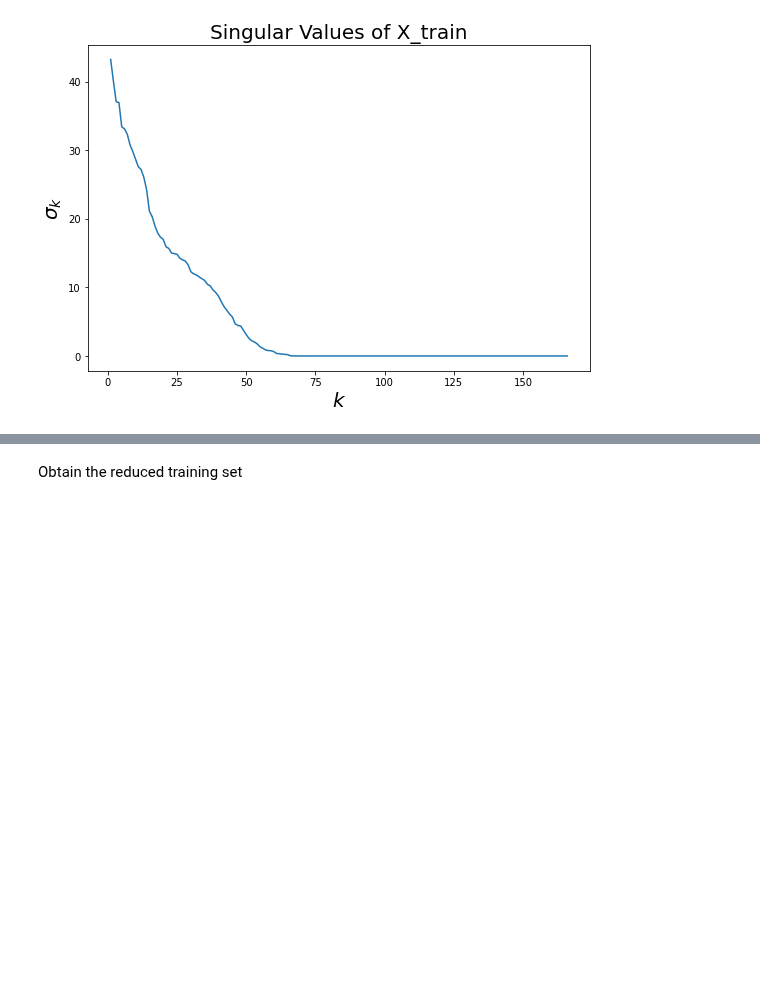
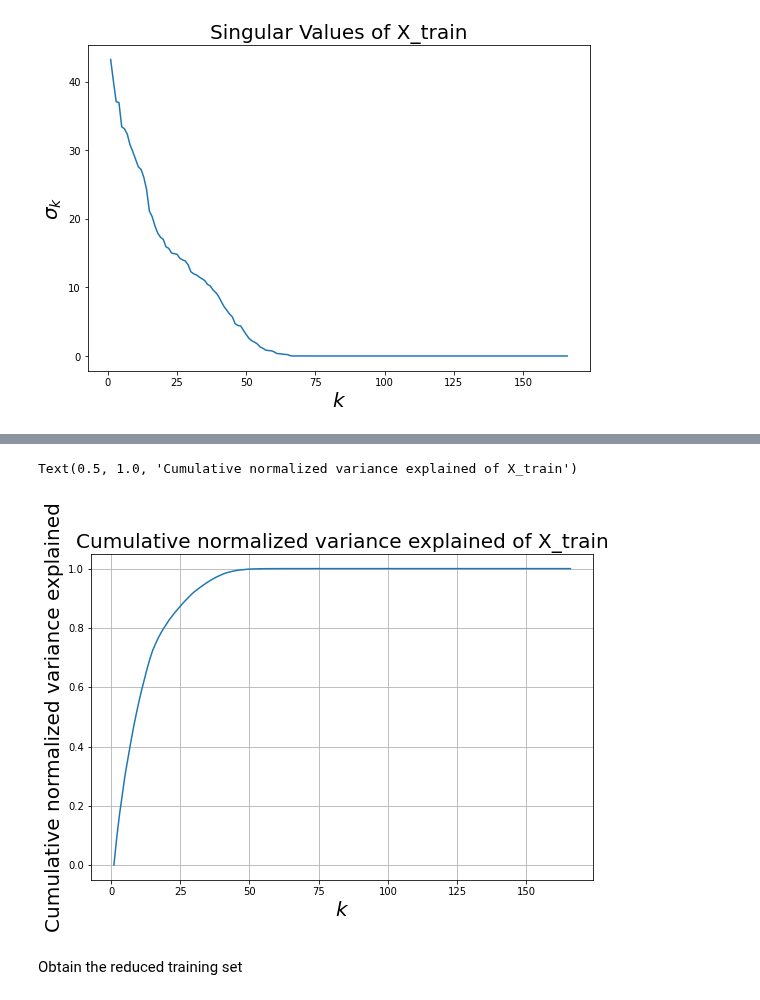
Before and after one commit to andreaaraldo/machine-learning-for-networks, a Jupyter notebook: 07.dimensionality-reduction/b.svd-and-regression.ipynb, the cells around one changed output, grey strips where cells are left out. Cells and saved outputs as stored; diff of their text form; code cells hidden in the pictures; blank space fills up the shorter version.

```diff
--- a/07.dimensionality-reduction/b.svd-and-regression.ipynb
+++ b/07.dimensionality-reduction/b.svd-and-regression.ipynb
@@ -194,3 +205,15 @@ Text(0.5, 1.0, 'Singular Values of X_train')
+# %%
+cumul = [ sum(s_squared[0:i]/total_variance) for i in range(len(s))]
+
+fig = plt.figure(figsize=(9,6))
+plt.plot(range(1,1+len(cumul)),cumul)
+plt.xlabel(r'$k$',size=20)
+plt.ylabel(r'Cumulative normalized variance explained',size=20)
+plt.grid(b=True)
+plt.title(r'Cumulative normalized variance explained of X_train',size=20)
+# %% [output]
+Text(0.5, 1.0, 'Cumulative normalized variance explained of X_train')
+[figure, added]
 # %% [markdown]
 Obtain the reduced training set
 # %%
```
Also changed, not shown: parts of 1 cell of this notebook.
